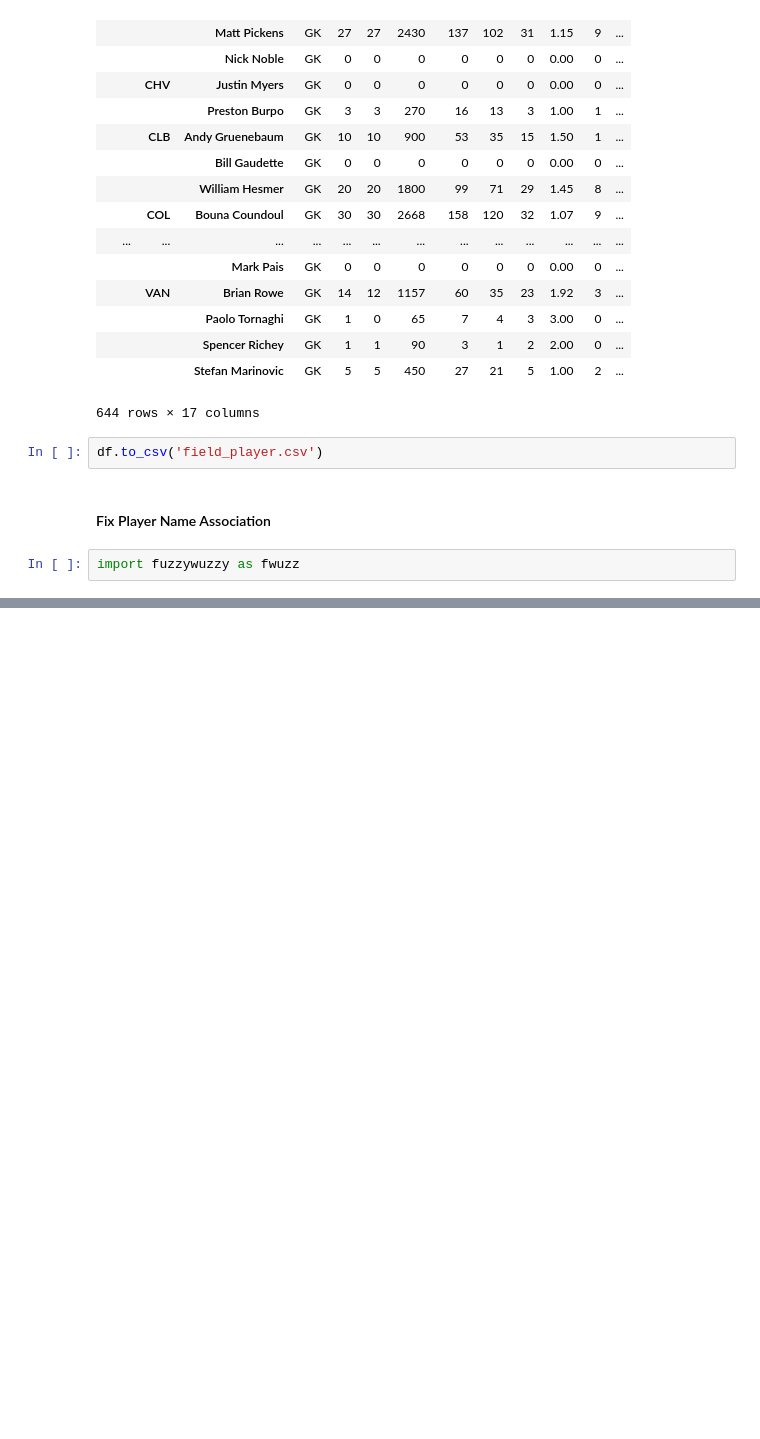
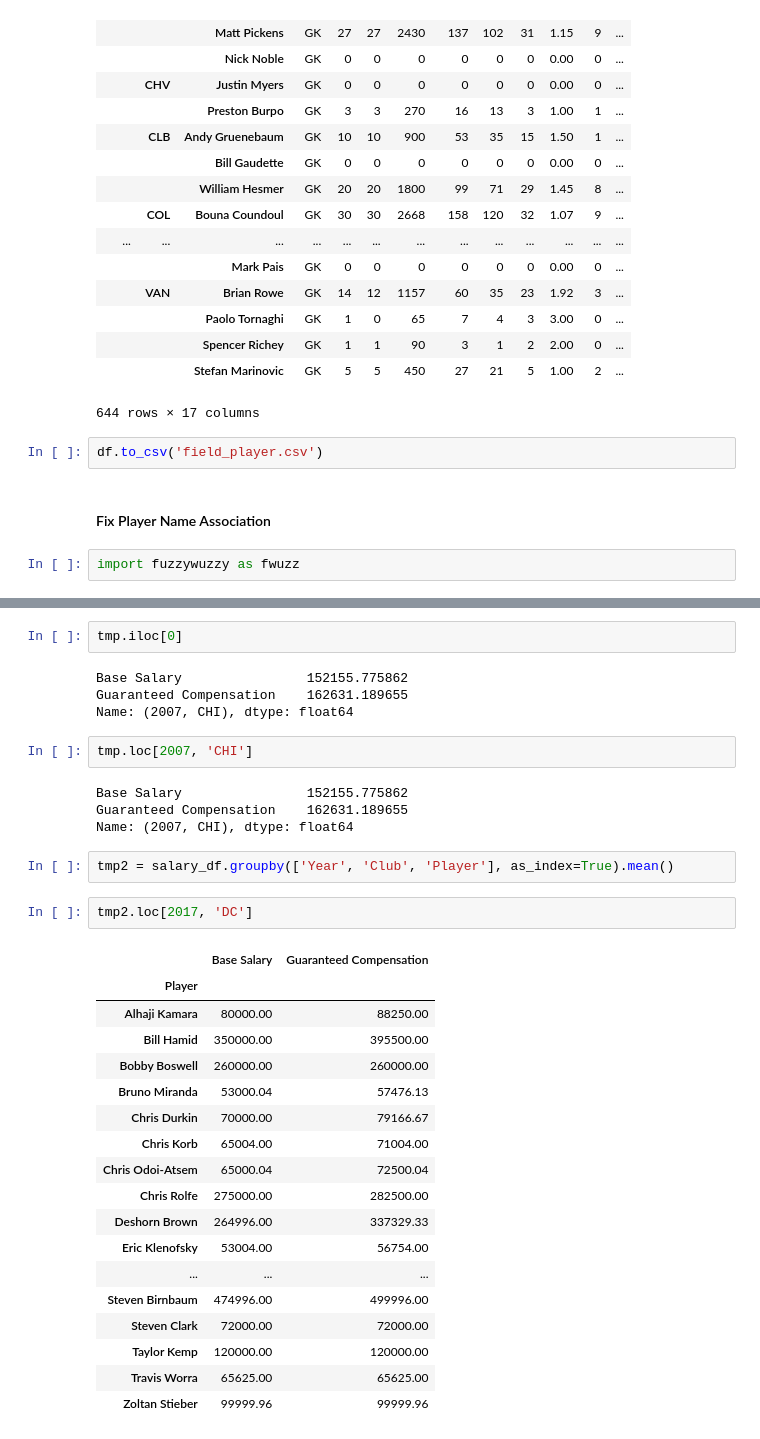
Before and after one commit to cneiderer/Class_Projects, a Jupyter notebook: Project_2/LinkingStats.ipynb, the cells around one changed output, grey strips where cells are left out. Saved outputs shown, nothing was run; the diff lists cells and outputs as text; blank space fills up the shorter version.

```diff
--- a/Project_2/LinkingStats.ipynb
+++ b/Project_2/LinkingStats.ipynb
@@ -330,0 +333,35 @@ print(fwuzz.fuzz.token_set_ratio(str2, str3))
+# %%
+tmp.iloc[0]
+# %% [output]
+Base Salary                152155.775862
+Guaranteed Compensation    162631.189655
+Name: (2007, CHI), dtype: float64
+# %%
+tmp.loc[2007, 'CHI']
+# %% [output]
+Base Salary                152155.775862
+Guaranteed Compensation    162631.189655
+Name: (2007, CHI), dtype: float64
+# %%
+tmp2 = salary_df.groupby(['Year', 'Club', 'Player'], as_index=True).mean()
+# %%
+tmp2.loc[2017, 'DC']
+# %% [output]
+|  | Base Salary | Guaranteed Compensation |
+| Player |  |  |
+| Alhaji Kamara | 80000.00 | 88250.00 |
+| Bill Hamid | 350000.00 | 395500.00 |
+| Bobby Boswell | 260000.00 | 260000.00 |
+| Bruno Miranda | 53000.04 | 57476.13 |
+| Chris Durkin | 70000.00 | 79166.67 |
+| Chris Korb | 65004.00 | 71004.00 |
+| Chris Odoi-Atsem | 65000.04 | 72500.04 |
+| Chris Rolfe | 275000.00 | 282500.00 |
+| Deshorn Brown | 264996.00 | 337329.33 |
+| Eric Klenofsky | 53004.00 | 56754.00 |
+| ... | ... | ... |
+| Steven Birnbaum | 474996.00 | 499996.00 |
+| Steven Clark | 72000.00 | 72000.00 |
+| Taylor Kemp | 120000.00 | 120000.00 |
+| Travis Worra | 65625.00 | 65625.00 |
+| Zoltan Stieber | 99999.96 | 99999.96 |
```
Also changed, not shown: parts of 26 cells of this notebook.
